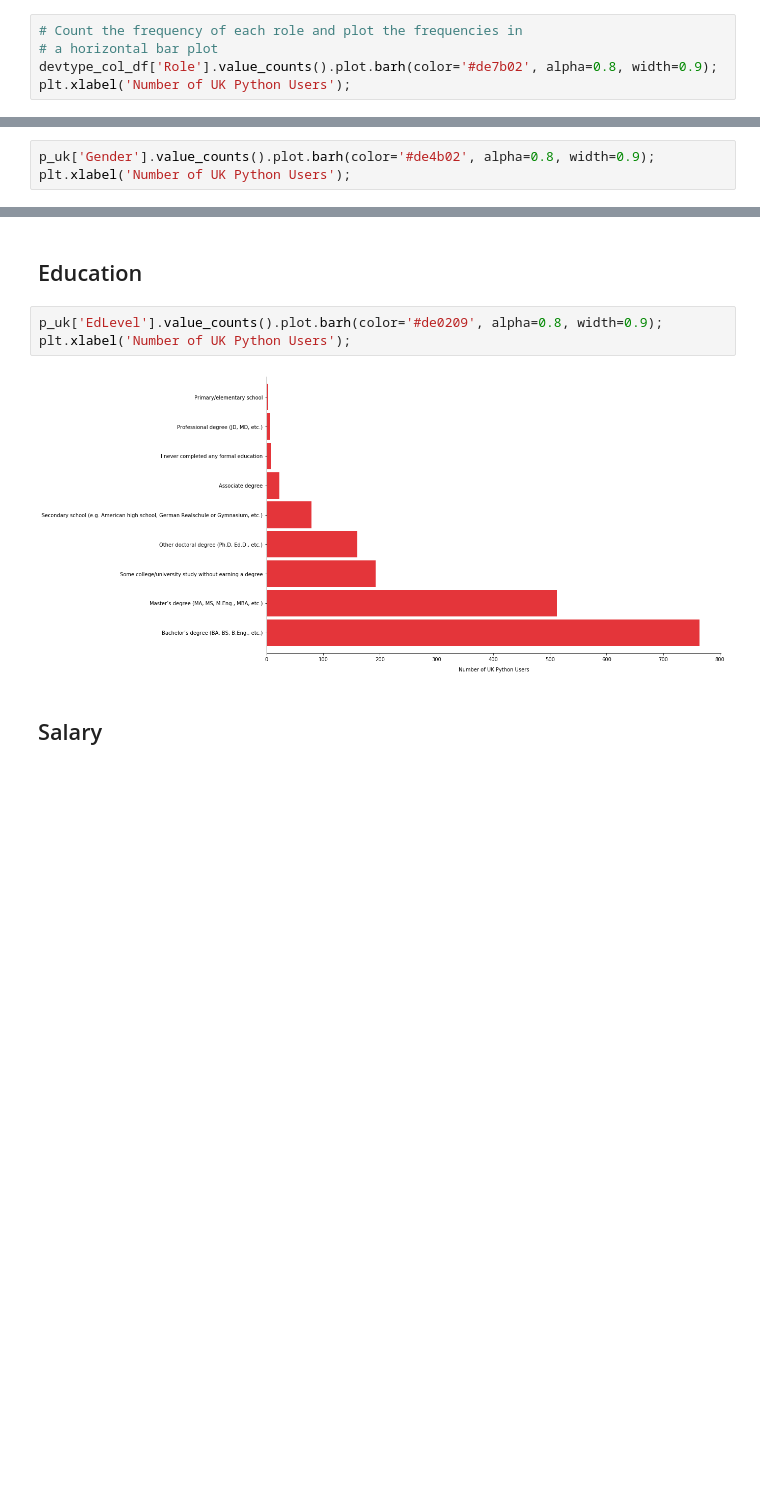
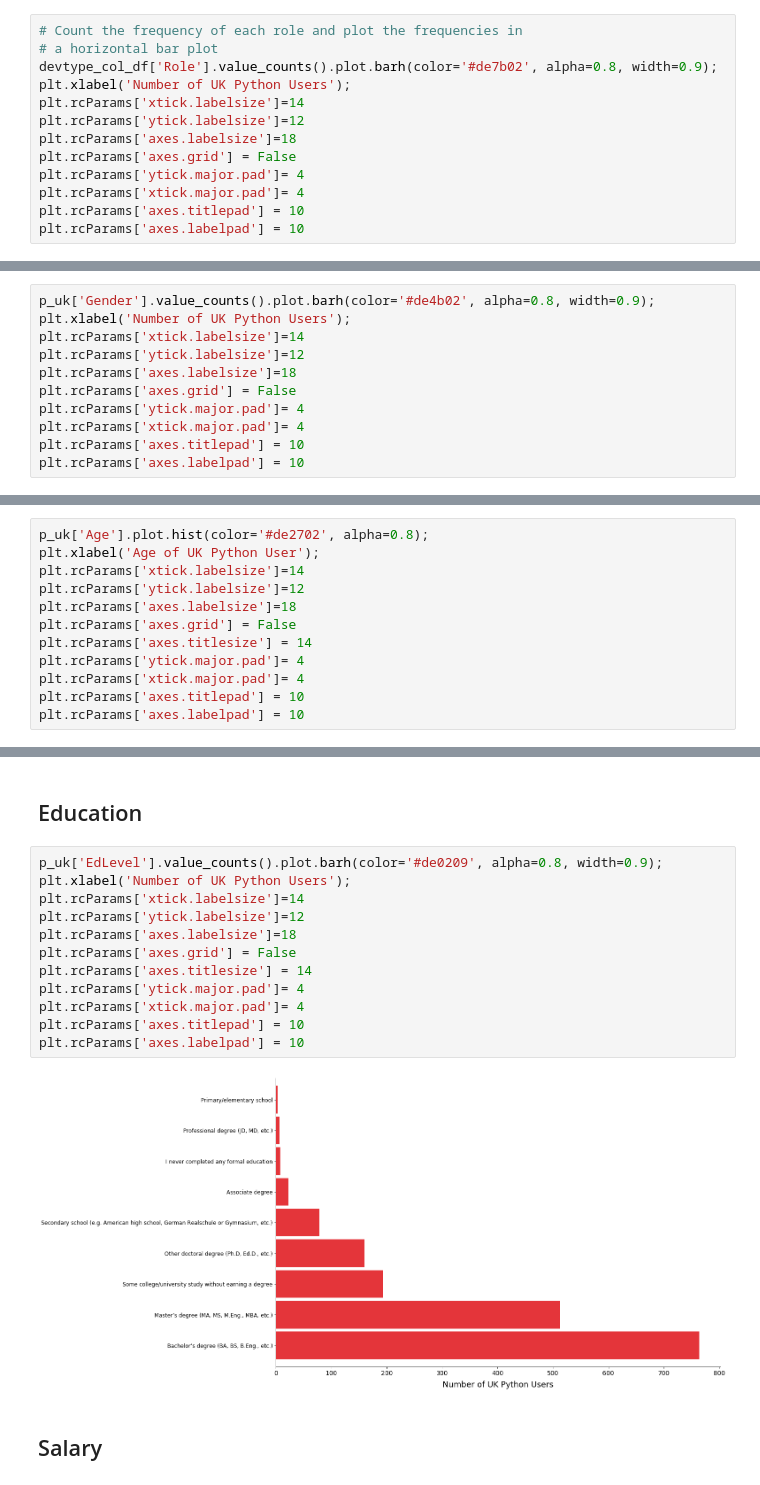
Before and after one commit to foxnic/uk_python_users, a Jupyter notebook: StackOverflow Survey 2019 UK Python.ipynb, the cells around one changed output, grey strips where cells are left out. Drawn from its saved outputs; the diff is of its cells as text; blank space fills up the shorter version.

```diff
--- a/StackOverflow Survey 2019 UK Python.ipynb
+++ b/StackOverflow Survey 2019 UK Python.ipynb
@@ -164,4 +164,12 @@ top_roles
 # a horizontal bar plot
 devtype_col_df['Role'].value_counts().plot.barh(color='#de7b02', alpha=0.8, width=0.9);
 plt.xlabel('Number of UK Python Users');
+plt.rcParams['xtick.labelsize']=14
+plt.rcParams['ytick.labelsize']=12
+plt.rcParams['axes.labelsize']=18
+plt.rcParams['axes.grid'] = False
+plt.rcParams['ytick.major.pad']= 4
+plt.rcParams['xtick.major.pad']= 4
+plt.rcParams['axes.titlepad'] = 10
+plt.rcParams['axes.labelpad'] = 10
 # %% [output]
@@ -171,4 +179,12 @@ plt.xlabel('Number of UK Python Users');
 # %%
 p_uk['Gender'].value_counts().plot.barh(color='#de4b02', alpha=0.8, width=0.9);
 plt.xlabel('Number of UK Python Users');
+plt.rcParams['xtick.labelsize']=14
+plt.rcParams['ytick.labelsize']=12
+plt.rcParams['axes.labelsize']=18
+plt.rcParams['axes.grid'] = False
+plt.rcParams['ytick.major.pad']= 4
+plt.rcParams['xtick.major.pad']= 4
+plt.rcParams['axes.titlepad'] = 10
+plt.rcParams['axes.labelpad'] = 10
 # %% [output]
@@ -182,0 +194,12 @@ plt.xlabel('Age of UK Python User');
+# %%
+p_uk['Age'].plot.hist(color='#de2702', alpha=0.8);
+plt.xlabel('Age of UK Python User');
+plt.rcParams['xtick.labelsize']=14
+plt.rcParams['ytick.labelsize']=12
+plt.rcParams['axes.labelsize']=18
+plt.rcParams['axes.grid'] = False
+plt.rcParams['axes.titlesize'] = 14
+plt.rcParams['ytick.major.pad']= 4
+plt.rcParams['xtick.major.pad']= 4
+plt.rcParams['axes.titlepad'] = 10
+plt.rcParams['axes.labelpad'] = 10
@@ -185,8 +210,17 @@ plt.xlabel('Age of UK Python User');
 # %%
 p_uk['EdLevel'].value_counts().plot.barh(color='#de0209', alpha=0.8, width=0.9);
 plt.xlabel('Number of UK Python Users');
+plt.rcParams['xtick.labelsize']=14
+plt.rcParams['ytick.labelsize']=12
+plt.rcParams['axes.labelsize']=18
+plt.rcParams['axes.grid'] = False
+plt.rcParams['axes.titlesize'] = 14
+plt.rcParams['ytick.major.pad']= 4
+plt.rcParams['xtick.major.pad']= 4
+plt.rcParams['axes.titlepad'] = 10
+plt.rcParams['axes.labelpad'] = 10
 # %% [output]
-[figure, old version]
+[figure, new version]
 # %% [markdown]
 ## Salary
 # %%
```
Also changed, not shown: parts of 7 cells of this notebook, 1 other file.
